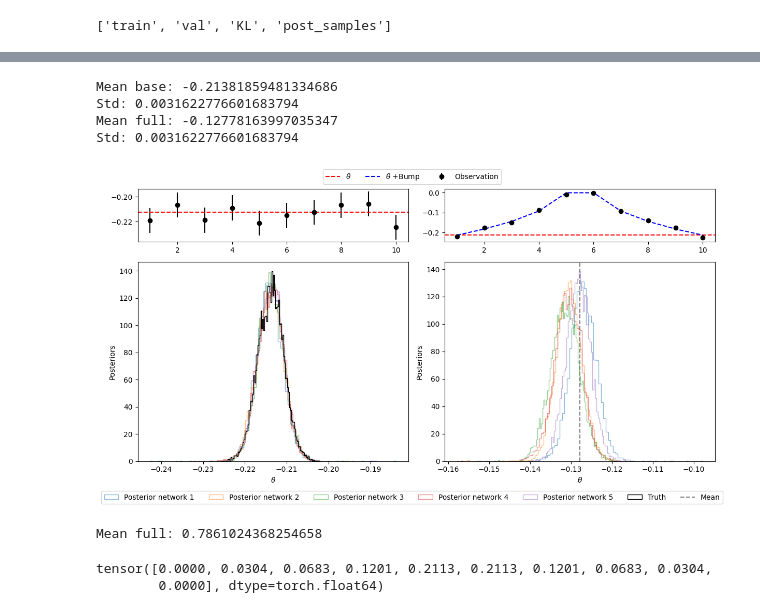
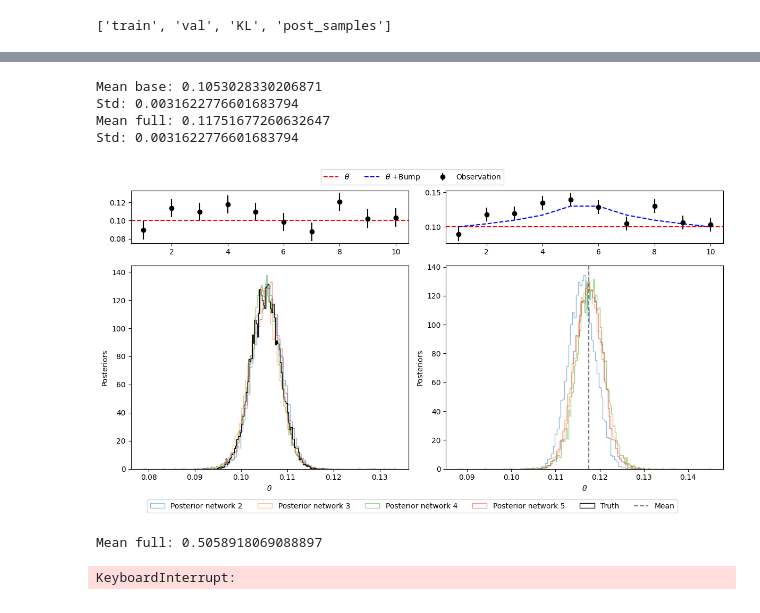
Before and after one commit to Mauropieroni/ACP-test-fork, a Jupyter notebook: scripts/notebooks_for_plots/plot_KL_extrapolation.ipynb, the cells around one changed output, grey strips where cells are left out. Cells and saved outputs as stored; diff of their text form; code cells hidden in the pictures.

```diff
--- a/scripts/notebooks_for_plots/plot_KL_extrapolation.ipynb
+++ b/scripts/notebooks_for_plots/plot_KL_extrapolation.ipynb
@@ -23,6 +23,15 @@ list(data.keys())
 # %% [output]
 ['train', 'val', 'KL', 'post_samples']
 # %%
-ut.plot_losses(data['train'], data['val'], check_every)
-plt.title(str(n_epochs)+' epochs')
+fig, ax = plt.subplots(ncols=2, figsize=(12, 5))
+
+ut.plot_losses(data['train'][1:], data['val'][1:], check_every, ax=ax[0])
+ax[0].set_title(str(n_epochs)+' epochs')
+
+for i in range(data['KL'][:,4:].shape[1]):
+    ax[1].plot(np.arange(data['KL'][:,4+i].shape[0] * check_every), data['KL'][:,4+i], label=f"{i}")
+
+ax[1].set_title('KL divergence')
+ax[1].set_xlabel('epoch')
+ax[1].set_yscale('log')
 # %% [output]
@@ -49,9 +56,13 @@ KeyboardInterrupt:
 [figure]
 # %%
-xx = .5 * torch.tensor((1 - np.abs( np.linspace(-1, 1, 10) ) **.25))
+xx = torch.tensor((1 - np.abs( np.linspace(-1, 1, 10) ) **.25))
+xx /= torch.max(xx)
 # %%
-observation_theta = ext.uniform_prior.sample((1,))
+bump_par = 3e-2
+
+
+observation_theta = torch.tensor([0.1]) #ext.uniform_prior.sample((1,))
 observation_data = ext.simulator(observation_theta)
-full_data = observation_data + xx
+full_data = observation_data + bump_par * xx
 print('Observation theta:', observation_theta)
 # %% [output]
@@ -69,9 +80,9 @@ dd_full = np.random.normal(mean_full, std, 10000)
 print('Mean full:', mean_full)
 print('Std:', std)
 # %% [output]
-Mean base: -0.21381859481334686
+Mean base: 0.1053028330206871
 Std: 0.0031622776601683794
-Mean full: -0.12778163997035347
+Mean full: 0.11751677260632647
 Std: 0.0031622776601683794
 # %%
 density_estimators = [
@@ -115,13 +126,13 @@ gs = gridspec.GridSpec(4, 2, figure=fig)
 # Main plot takes up 3/4 of the figure
 ax11 = fig.add_subplot(gs[0, 0])
 ax11.errorbar(np.arange(1, 11, 1), observation_data, yerr=.01, color='black', linestyle=' ', marker='o')
-ax11.axhline(observation_theta, color='red', linestyle='--', label=r'$\theta$')
+ax11.axhline(observation_theta[0], color='red', linestyle='--', label=r'$\theta$')
 #ax11.legend(loc=3)
 #ax11.set_title('Observation')
 
 # Smaller plot takes up 1/4 of the figure
 ax12 = fig.add_subplot(gs[1:4, 0])
-for i in range(n_networks):
+for i in range(1, n_networks):
     ax12.hist(pp_samples_base[i], bins=100, density=True, alpha=.5, label=f'Posterior network {i +1}', histtype='step');
 ax12.hist(dd_base, bins=100, density=True, label='Truth', histtype='step', color='black');
 ax12.set_xlabel(r'$\theta$')
@@ -129,53 +140,58 @@ ax12.set_ylabel('Posteriors')
 
 # Main plot takes up 3/4 of the figure
 ax21 = fig.add_subplot(gs[0, 1])
 ax21.errorbar(np.arange(1, 11, 1), full_data, yerr=.01, color='black', label='Observation', linestyle=' ', marker='o')
-ax21.axhline(observation_theta, color='red', linestyle='--')
-ax21.plot(np.arange(1, 11, 1), xx + observation_theta, color='blue', linestyle='--', label=r'$\theta$ +Bump')
+ax21.axhline(observation_theta[0], color='red', linestyle='--')
+ax21.plot(np.arange(1, 11, 1), bump_par * xx + observation_theta[0], color='blue', linestyle='--', label=r'$\theta$ +Bump')
 #ax21.set_title('Observation')
 
 # Smaller plot takes up 1/4 of the figure
 ax22 = fig.add_subplot(gs[1:4, 1])
 ax22.axvline(mean_full, label='Mean', color='grey', linestyle='--');
-for i in range(n_networks):
+for i in range(1, n_networks):
     ax22.hist(pp_samples_full[i], bins=100, density=True, alpha=.5, histtype='step');
 ax22.set_xlabel(r'$\theta$')
 ax22.set_ylabel('Posteriors')
 
 # Add common legends
 handlestop, labelstop = ax11.get_legend_handles_labels()
 handles_aux, labels_aux = ax21.get_legend_handles_labels()
 handlestop += handles_aux
 labelstop += labels_aux
 
 fig.legend(handlestop, labelstop, loc='upper center', bbox_to_anchor=(0.5, 1.05), ncol=3)
 
 handlesbottom, labelsbottom = ax12.get_legend_handles_labels()
 handles_aux, labels_aux = ax22.get_legend_handles_labels()
 handlesbottom += handles_aux
 labelsbottom += labels_aux
 fig.legend(handlesbottom, labelsbottom, loc='lower center', bbox_to_anchor=(0.5, -0.05), ncol=7)
 
 fig.tight_layout()
 plt.savefig('final_plots/posteriors_bump.pdf', bbox_inches='tight')
 # %% [output]
-[figure, old version]
+[figure, new version]
 # %%
-new_observation_theta = torch.tensor([-.5])
+new_observation_theta = torch.tensor([0.1])
 new_observation_data = ext.simulator(new_observation_theta)
 
-full_data = new_observation_data + 15 * xx
+full_data = new_observation_data + xx
 mean_full = float(full_data.mean())
 print('Mean full:', mean_full)
 # %% [output]
-Mean full: 0.7861024368254658
+Mean full: 0.5058918069088897
 # %%
-n_combinations = int(n_networks *(n_networks-1) / 2)
-alpha = np.geomspace(1e-2, 15, 100)
-kl_vals = np.zeros((n_combinations, len(alpha)))
+regenerate = True
+nn_networks = 4
+nn_combinations = int(nn_networks *(nn_networks-1) / 2)
+alpha = np.geomspace(1e-2, 10, 10)
+kl_vals = np.zeros((nn_combinations, len(alpha)))
 
 try:
-    kl_data = np.load('KL_vals.npz')
+    if regenerate:
+        raise FileNotFoundError("Regenerate KL values")
+
+    kl_data = np.load('new_KL_vals.npz')
     alpha = kl_data['alpha']
     kl_vals = kl_data['kl_vals']
     print('Loaded')
@@ -185,16 +201,13 @@ except FileNotFoundError:
         full_data = new_observation_data + alpha[a] * xx
 
         k = 0
-        for i in range(n_networks):
+        for i in range(1, n_networks):
             for j in range(i+1, n_networks):
                 kl_vals[k,a] = ext.my_KLval(posteriors[i], posteriors[j], 1e-3, 10000, observation=full_data)
                 k += 1
-    np.savez('KL_vals.npz', alpha=alpha, kl_vals=kl_vals)
+    np.savez('new_KL_vals.npz', alpha=alpha, kl_vals=kl_vals)
+# %% [output]
+KeyboardInterrupt:
-# %%
-xx
-# %% [output]
-tensor([0.0000, 0.0304, 0.0683, 0.1201, 0.2113, 0.2113, 0.1201, 0.0683, 0.0304,
-        0.0000], dtype=torch.float64)
 # %%
 from matplotlib.colors import Normalize
 
```
Also changed, not shown: parts of 5 cells of this notebook, 3 other files.
